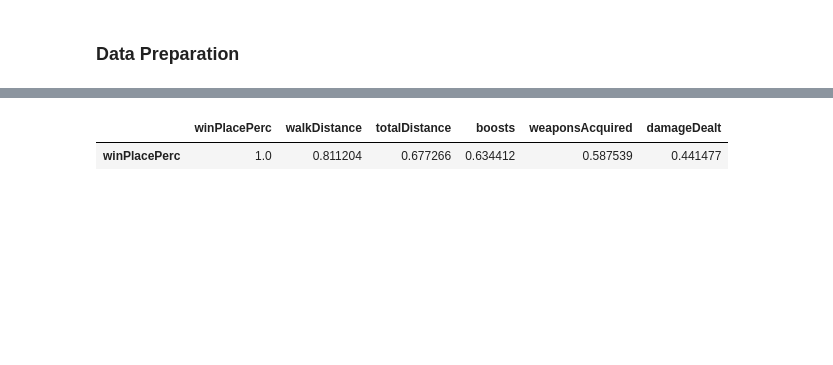
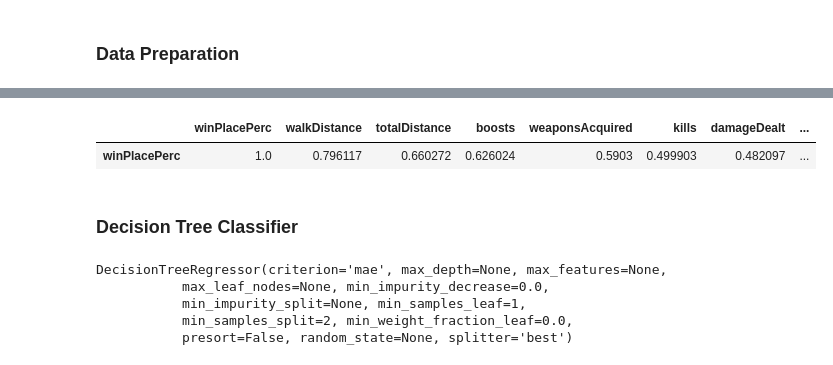
Before and after one commit to anshulsharmanyu/FDS-PUBG, a Jupyter notebook: FDS_Project.ipynb, the cells around one changed output, grey strips where cells are left out. Saved outputs shown, nothing was run; the diff lists cells and outputs as text; code cells hidden in the pictures; blank space fills up the shorter version.

```diff
--- a/FDS_Project.ipynb
+++ b/FDS_Project.ipynb
@@ -21,3 +21,6 @@ df.head(10)
 | 8 | 1a68204ccf9891 | 47cfbb04e1b1a2 | df014fbee741c6 | 0 | 0 | 51.600 | 0 | 0 | 0 | 64 | ... |
 | 9 | e5bb5a43587253 | 759bb6f7514fd2 | 3d3031c795305b | 0 | 0 | 37.270 | 0 | 0 | 0 | 74 | ... |
 10 rows × 29 columns
+# %%
+df = df[df['matchType'] == 'solo']
+df.shape
@@ -98,3 +103,5 @@ df.drop(df[df['cheatRoadkills'] == True].index, inplace=True)
+# %%
+df = df.drop(['cheatkills', 'cheatRoadkills'], axis=1)
 # %% [markdown]
 ### Data Preparation
 # %%
@@ -154,9 +161,39 @@ plt.show()
 # %%
 # finding top 5 correlation with winning
-top_five = corr.nlargest(6,'winPlacePerc')
+top_five = corr.nlargest(10,'winPlacePerc')
 top_five = top_five['winPlacePerc']
 top_five= top_five.to_frame().transpose()
 top_five
 # %% [output]
-|  | winPlacePerc | walkDistance | totalDistance | boosts | weaponsAcquired | damageDealt |
-| winPlacePerc | 1.0 | 0.811204 | 0.677266 | 0.634412 | 0.587539 | 0.441477 |
+|  | winPlacePerc | walkDistance | totalDistance | boosts | weaponsAcquired | kills | damageDealt | ... |
+| winPlacePerc | 1.0 | 0.796117 | 0.660272 | 0.626024 | 0.5903 | 0.499903 | 0.482097 | ... |
+# %% [markdown]
+### Decision Tree Classifier
+# %%
+from sklearn import preprocessing
+from sklearn.model_selection import train_test_split
+
+df = df.head(50000)
+# Converting float to integer to treat continuous error
+lab_enc = preprocessing.LabelEncoder()
+totalDistance = lab_enc.fit_transform(df.totalDistance)
+
+X = df[['boosts','weaponsAcquired','damageDealt','heals','kills','longestKill','killStreaks','killPlace','winPlacePerc']]
+Y = totalDistance
+train_data,test_data, train_target,test_target = train_test_split(X, Y, train_size=0.8)
+# Testing and training
+
+from sklearn.tree import DecisionTreeRegressor
+
+# train_df=df.sample(frac=0.8,random_state=200)
+# test_df = df.loc[~df.index.isin(train_df.index)]
+
+decision_tree_regressor = DecisionTreeRegressor(criterion = 'mae')
+# train_data,train_target = train_df[['boosts','weaponsAcquired','damageDealt','heals','kills','longestKill','killStreaks','killPlace','winPlacePerc']],totalDistance
+decision_tree_regressor.fit(train_data, train_target)
+# %% [output]
+DecisionTreeRegressor(criterion='mae', max_depth=None, max_features=None,
+           max_leaf_nodes=None, min_impurity_decrease=0.0,
+           min_impurity_split=None, min_samples_leaf=1,
+           min_samples_split=2, min_weight_fraction_leaf=0.0,
+           presort=False, random_state=None, splitter='best')
```
Also changed, not shown: parts of 19 cells of this notebook.
